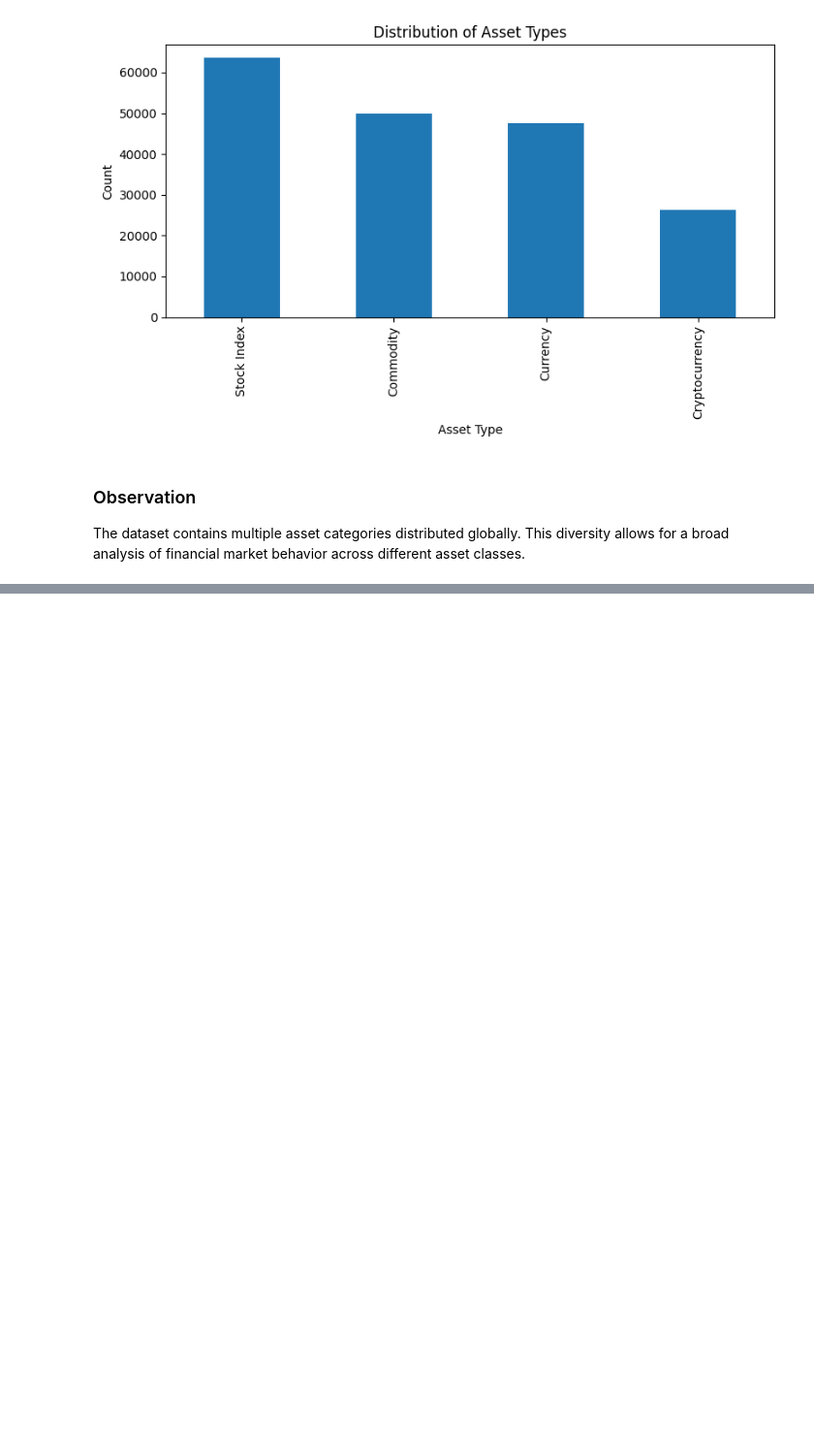
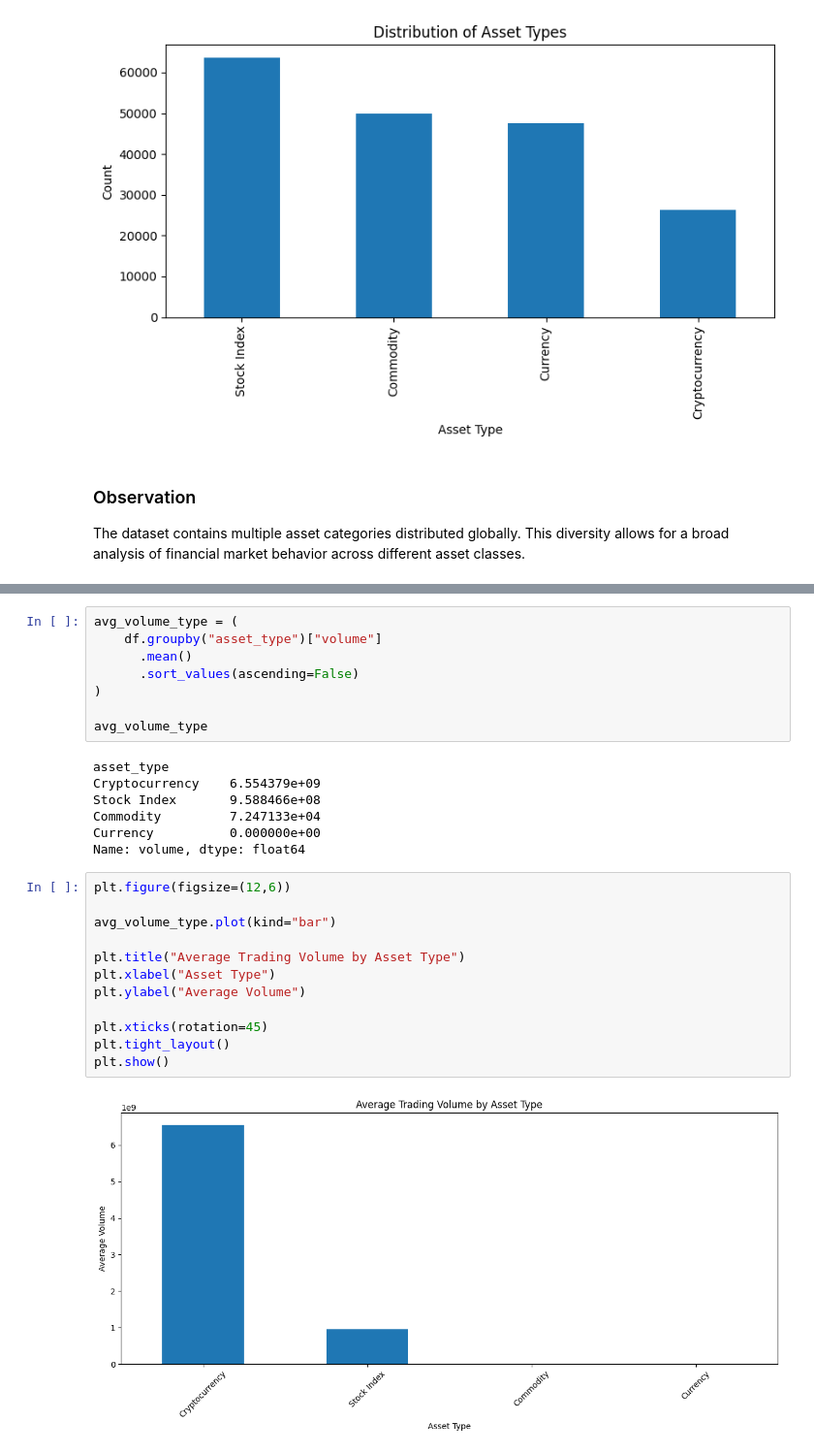
Before and after one commit to sagnik5549/Market_Analysis_2000_Present, a Jupyter notebook: Notebooks/03_Exploratory_Data_Analysis.ipynb, the cells around one changed output, grey strips where cells are left out. Shown at 97% size. Cells and saved outputs as stored; diff of their text form; blank space fills up the shorter version.

```diff
--- a/Notebooks/03_Exploratory_Data_Analysis.ipynb
+++ b/Notebooks/03_Exploratory_Data_Analysis.ipynb
@@ -126,0 +254,29 @@ The dataset contains multiple asset categories distributed globally. This divers
+# %%
+avg_volume_type = (
+    df.groupby("asset_type")["volume"]
+      .mean()
+      .sort_values(ascending=False)
+)
+
+avg_volume_type
+# %% [output]
+asset_type
+Cryptocurrency    6.554379e+09
+Stock Index       9.588466e+08
+Commodity         7.247133e+04
+Currency          0.000000e+00
+Name: volume, dtype: float64
+# %%
+plt.figure(figsize=(12,6))
+
+avg_volume_type.plot(kind="bar")
+
+plt.title("Average Trading Volume by Asset Type")
+plt.xlabel("Asset Type")
+plt.ylabel("Average Volume")
+
+plt.xticks(rotation=45)
+plt.tight_layout()
+plt.show()
+# %% [output]
+[figure, added]
```
Also changed, not shown: parts of 18 cells of this notebook.
